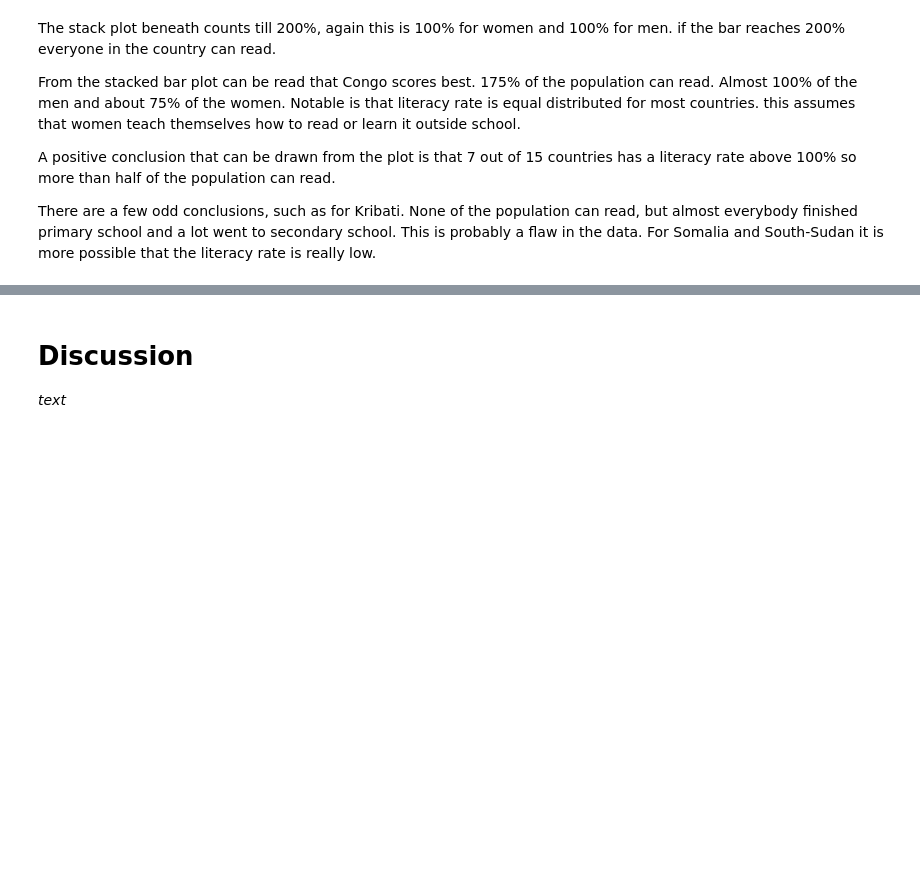
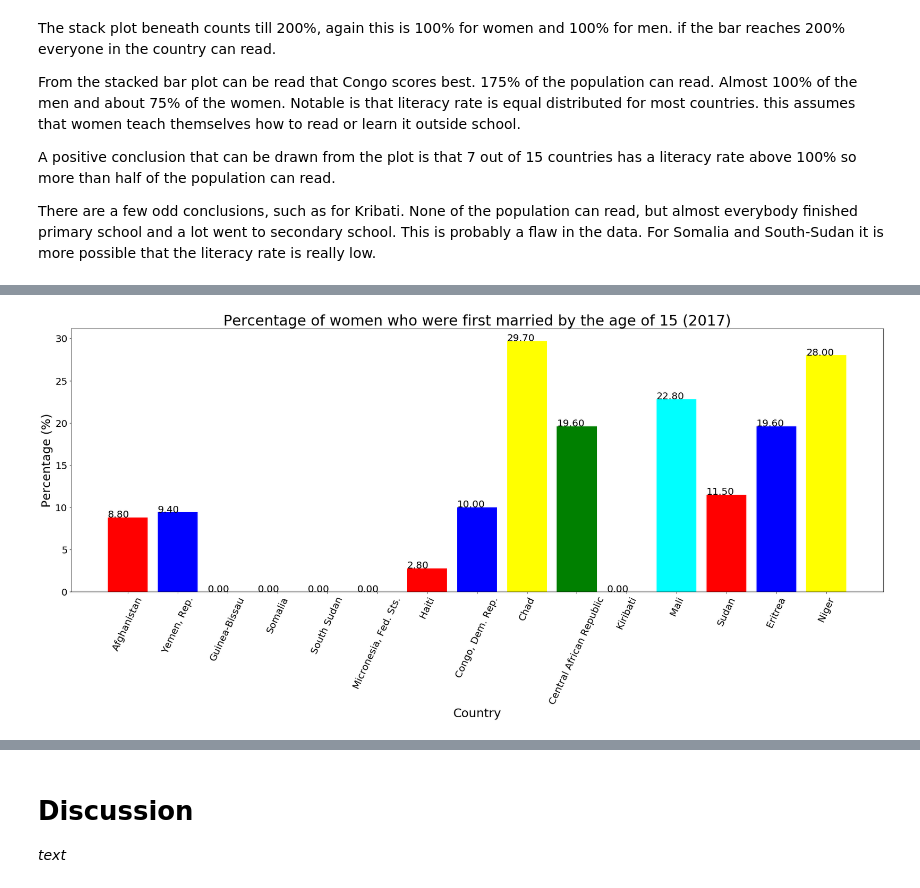
Before and after one commit to omar-d/EPA-WB-Equity, a Jupyter notebook: Final_Assignment.ipynb, the cells around one changed output, grey strips where cells are left out. Cells and saved outputs as stored; diff of their text form; code cells hidden in the pictures; blank space fills up the shorter version.

```diff
--- a/Final_Assignment.ipynb
+++ b/Final_Assignment.ipynb
@@ -600,3 +589,2 @@ subconclusion
 # %%
 married15_all = clean("SP.M15.2024.FE.ZS")
-married15_all = fillna(married15_all)
@@ -606,3 +594,5 @@ Because there is a lot of missing data in this dataframe, we merge it with the O
 married15_all = pd.merge(married15_all, OECD_df, how="left", left_on = ['country_code','date', 'value'],
                          right_on =['country', 'date', 'value'] )
 married15_all = married15_all.rename(index = str, columns = {'country': 'country_false', 'country_x': "country", })
+
+married15_allFill = fillna(married15_all)
@@ -610,0 +601,3 @@ married15_all = married15_all.rename(index = str, columns = {'country': 'country
+# %%
+married15_worst15 = pd.merge( GEI_worst15, married15_allFill, how = "left", left_on = ["country", 'date'], right_on = ["country", 'date'])
+#married15_worst15.head()
@@ -610,0 +611,4 @@ married15_all = married15_all.rename(index = str, columns = {'country': 'country
+# %%
+makeBarPlot(married15_worst15['country'], married15_worst15['value_y'], title_graph = "Percentage of women who were first married by the age of 15 (2017)", xlabel = "Country", ylabel = "Percentage (%)")
+# %% [output]
+[figure, added]
```
Also changed, not shown: parts of 29 cells of this notebook.
